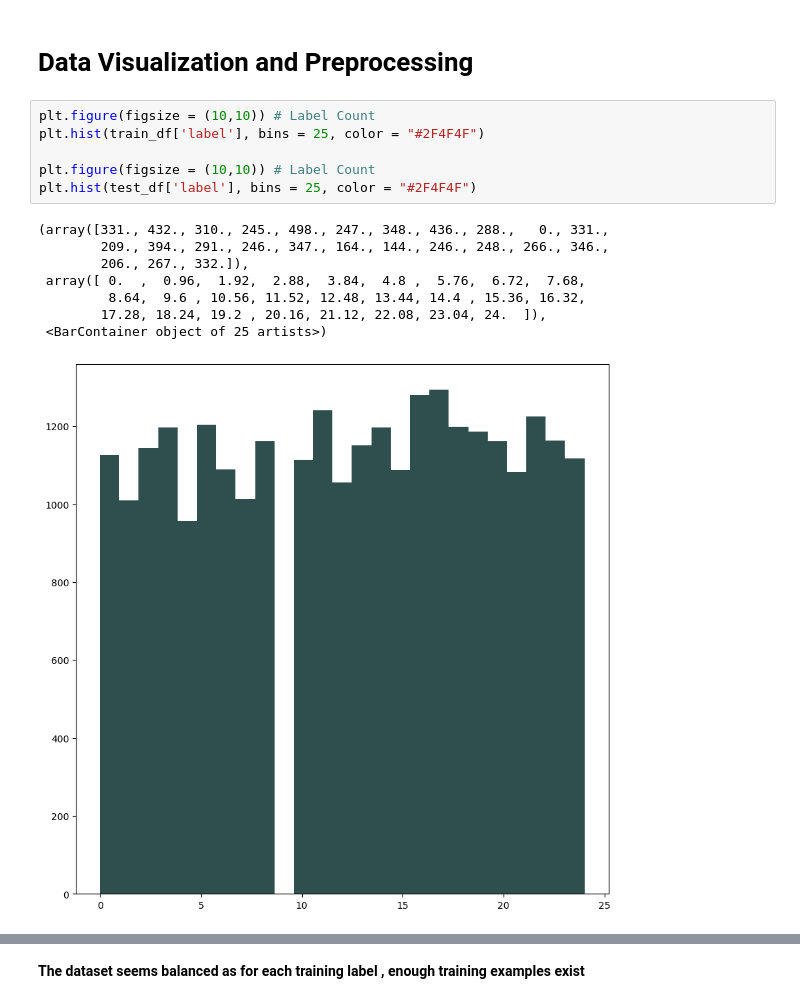
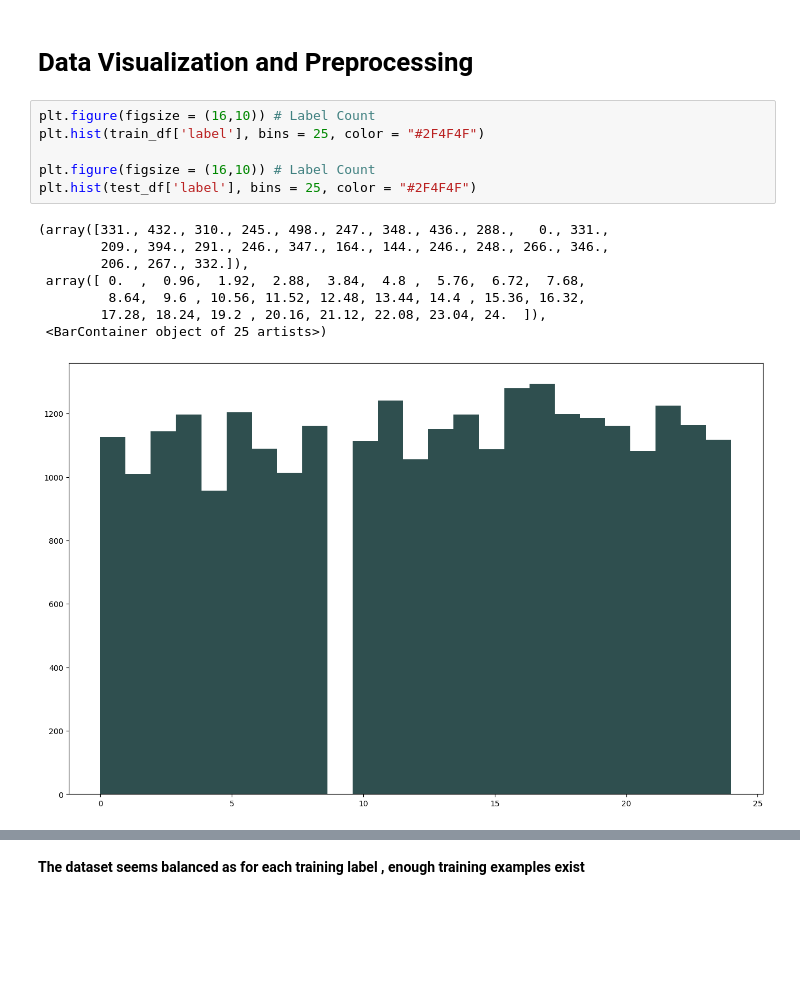
Before and after one commit to DiogoMMarto/FAA_P1, a Jupyter notebook: cnn-using-keras-100-accuracy.ipynb, the cells around one changed output, grey strips where cells are left out. Drawn from its saved outputs; the diff is of its cells as text; blank space fills up the shorter version.

```diff
--- a/cnn-using-keras-100-accuracy.ipynb
+++ b/cnn-using-keras-100-accuracy.ipynb
@@ -77,17 +70,17 @@ train_df.head()
 # %% [markdown]
 # Data Visualization and Preprocessing
 # %%
-plt.figure(figsize = (10,10)) # Label Count
+plt.figure(figsize = (16,10)) # Label Count
 plt.hist(train_df['label'], bins = 25, color = "#2F4F4F")
 
-plt.figure(figsize = (10,10)) # Label Count
+plt.figure(figsize = (16,10)) # Label Count
 plt.hist(test_df['label'], bins = 25, color = "#2F4F4F")
 # %% [output]
 (array([331., 432., 310., 245., 498., 247., 348., 436., 288.,   0., 331.,
         209., 394., 291., 246., 347., 164., 144., 246., 248., 266., 346.,
         206., 267., 332.]),
  array([ 0.  ,  0.96,  1.92,  2.88,  3.84,  4.8 ,  5.76,  6.72,  7.68,
          8.64,  9.6 , 10.56, 11.52, 12.48, 13.44, 14.4 , 15.36, 16.32,
         17.28, 18.24, 19.2 , 20.16, 21.12, 22.08, 23.04, 24.  ]),
  <BarContainer object of 25 artists>)
-[figure, old version]
+[figure, new version]
```
Also changed, not shown: parts of 30 cells of this notebook, 3 other files.
